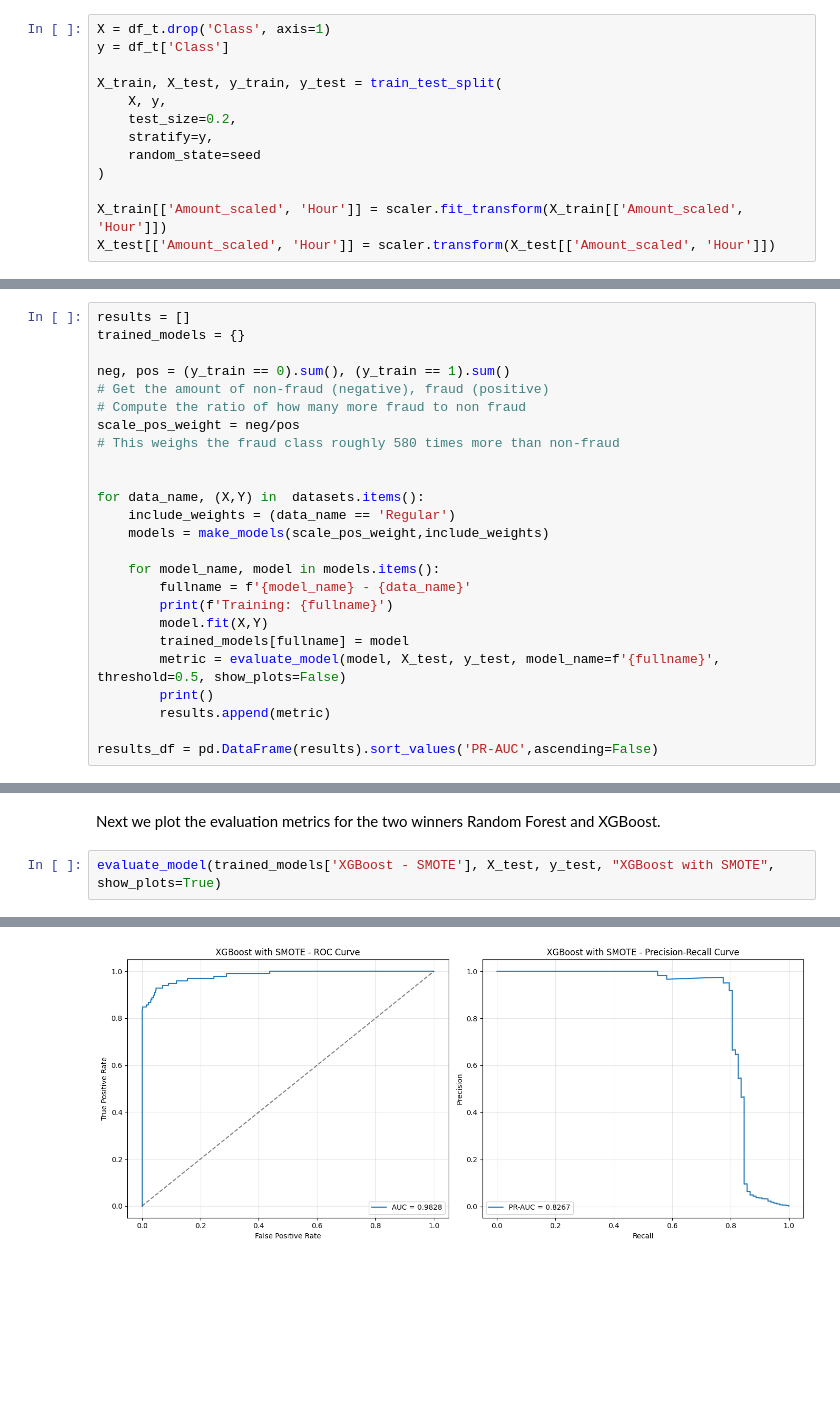
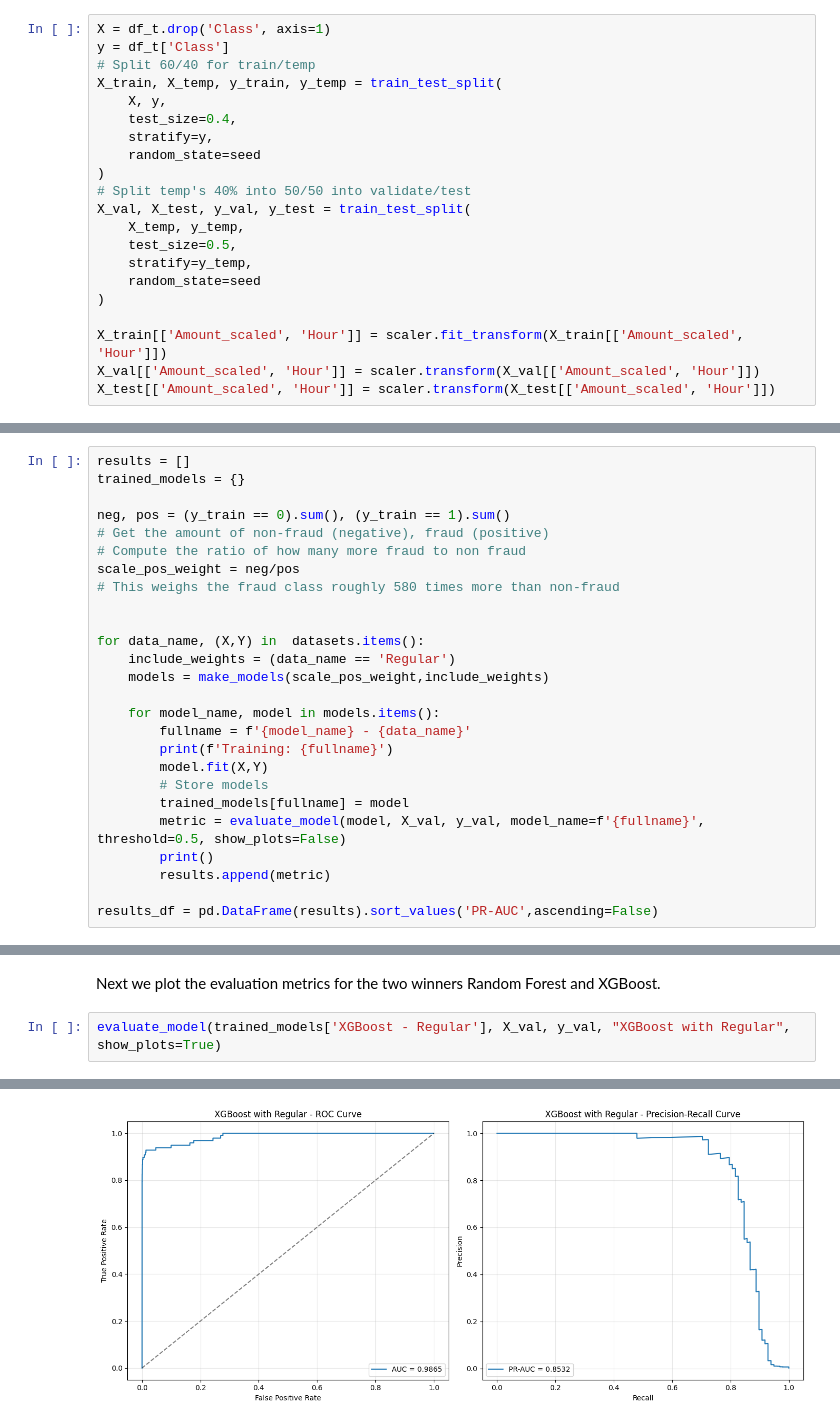
Before and after one commit to TheTureFADED/CCFD, a Jupyter notebook: notebooks/modelling.ipynb, the cells around one changed output, grey strips where cells are left out. Cells and saved outputs as stored; diff of their text form; blank space fills up the shorter version.

```diff
--- a/notebooks/modelling.ipynb
+++ b/notebooks/modelling.ipynb
@@ -73,15 +69,23 @@ df columns: ['Time', 'V1', 'V2', 'V3', 'V4', 'V5', 'V6', 'V7', 'V8', 'V9', 'V10'
 # %%
 X = df_t.drop('Class', axis=1)
 y = df_t['Class']
-
-X_train, X_test, y_train, y_test = train_test_split(
+# Split 60/40 for train/temp
+X_train, X_temp, y_train, y_temp = train_test_split(
     X, y,
-    test_size=0.2,
+    test_size=0.4,
     stratify=y,
+    random_state=seed
+)
+# Split temp's 40% into 50/50 into validate/test
+X_val, X_test, y_val, y_test = train_test_split(
+    X_temp, y_temp,
+    test_size=0.5,
+    stratify=y_temp,
     random_state=seed
 )
 
 X_train[['Amount_scaled', 'Hour']] = scaler.fit_transform(X_train[['Amount_scaled', 'Hour']])
+X_val[['Amount_scaled', 'Hour']] = scaler.transform(X_val[['Amount_scaled', 'Hour']])
 X_test[['Amount_scaled', 'Hour']] = scaler.transform(X_test[['Amount_scaled', 'Hour']])
 # %%
 print(f"Train: {X_train.shape}, fraud rate: {y_train.mean()*100:.3f}%")
@@ -141,8 +152,9 @@ for data_name, (X,Y) in  datasets.items():
         fullname = f'{model_name} - {data_name}'
         print(f'Training: {fullname}')
         model.fit(X,Y)
+        # Store models
         trained_models[fullname] = model
-        metric = evaluate_model(model, X_test, y_test, model_name=f'{fullname}', threshold=0.5, show_plots=False)
+        metric = evaluate_model(model, X_val, y_val, model_name=f'{fullname}', threshold=0.5, show_plots=False)
         print()
         results.append(metric)
 
@@ -239,5 +250,5 @@ plt.show()
 # %% [markdown]
 Next we plot the evaluation metrics for the two winners Random Forest and XGBoost.
 # %%
-evaluate_model(trained_models['XGBoost - SMOTE'], X_test, y_test, "XGBoost with SMOTE", show_plots=True)
+evaluate_model(trained_models['XGBoost - Regular'], X_val, y_val, "XGBoost with Regular", show_plots=True)
 # %% [output]
@@ -252 +263 @@ PR-AUC Score: 0.8267
-[figure, old version]
+[figure, new version]
```
Also changed, not shown: parts of 17 cells of this notebook, 1 other file.
